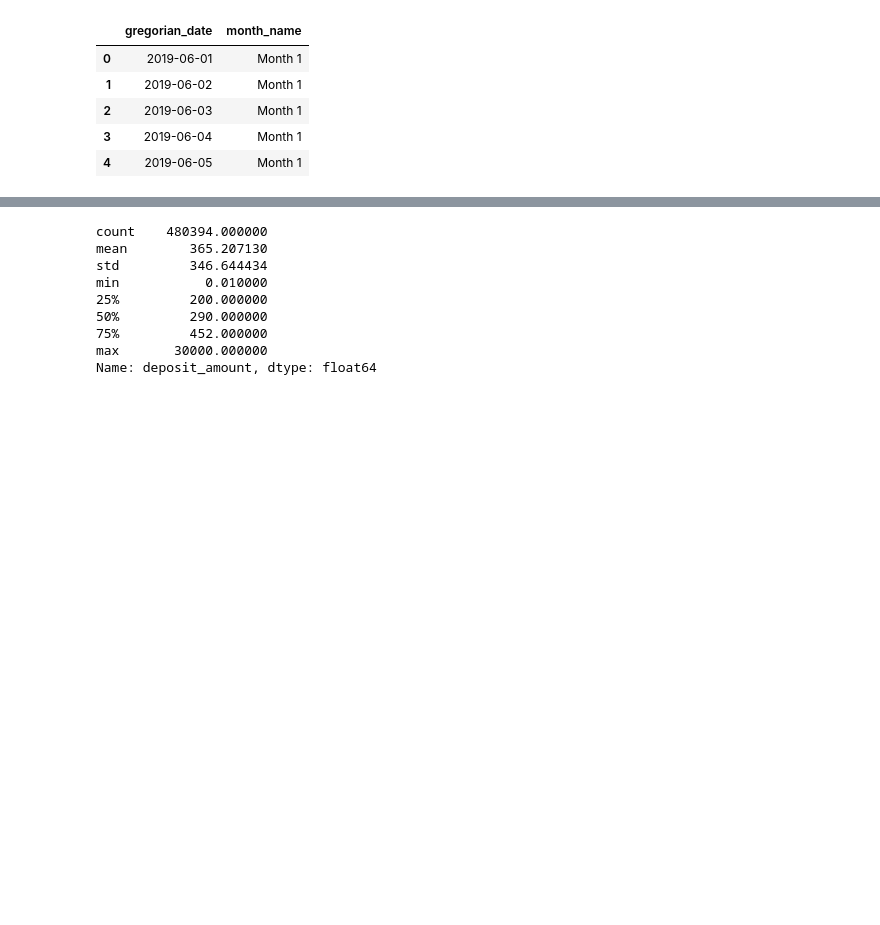
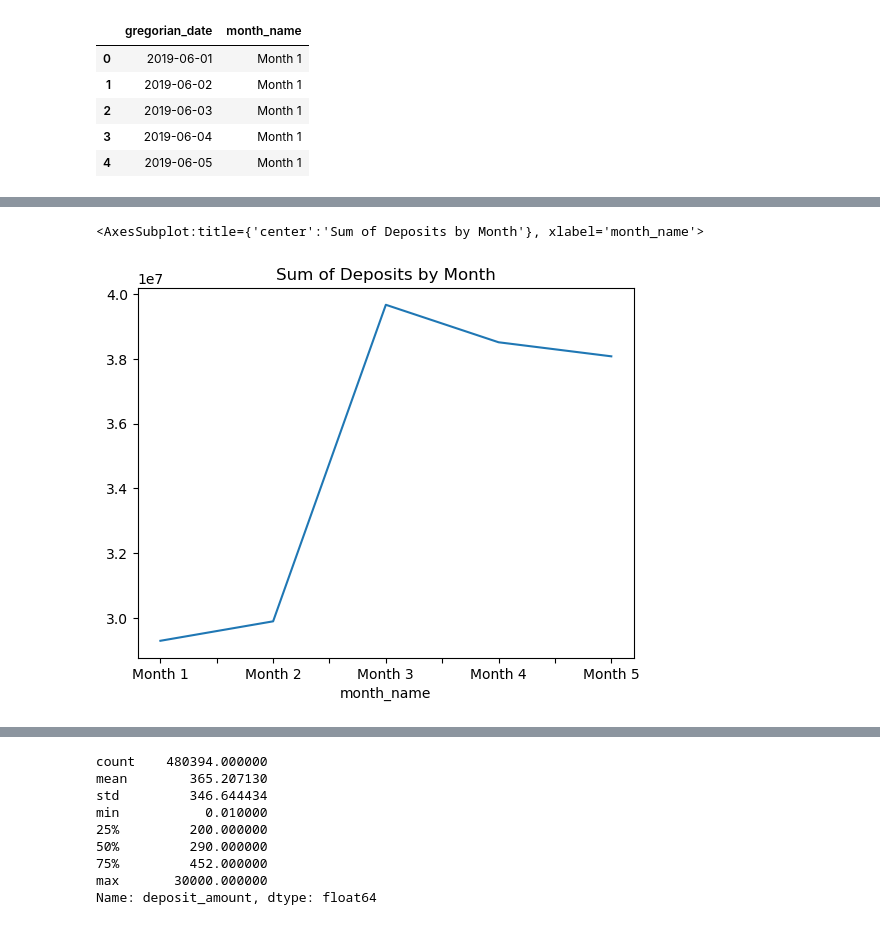
Before and after one commit to AvatarJoshi/marketing_campaign_analysis, a Jupyter notebook: marketing_analysis.ipynb, the cells around one changed output, grey strips where cells are left out. Drawn from its saved outputs; the diff is of its cells as text; code cells hidden in the pictures; blank space fills up the shorter version.

```diff
--- a/marketing_analysis.ipynb
+++ b/marketing_analysis.ipynb
@@ -63,0 +85,6 @@ df.head()
+# %%
+# Plot the sum of deposits that occurred each month
+df.groupby('month_name').deposit_amount.sum().plot(kind='line', title='Sum of Deposits by Month')
+# %% [output]
+<AxesSubplot:title={'center':'Sum of Deposits by Month'}, xlabel='month_name'>
+[figure, added]
```
Also changed, not shown: parts of 5 cells of this notebook.
